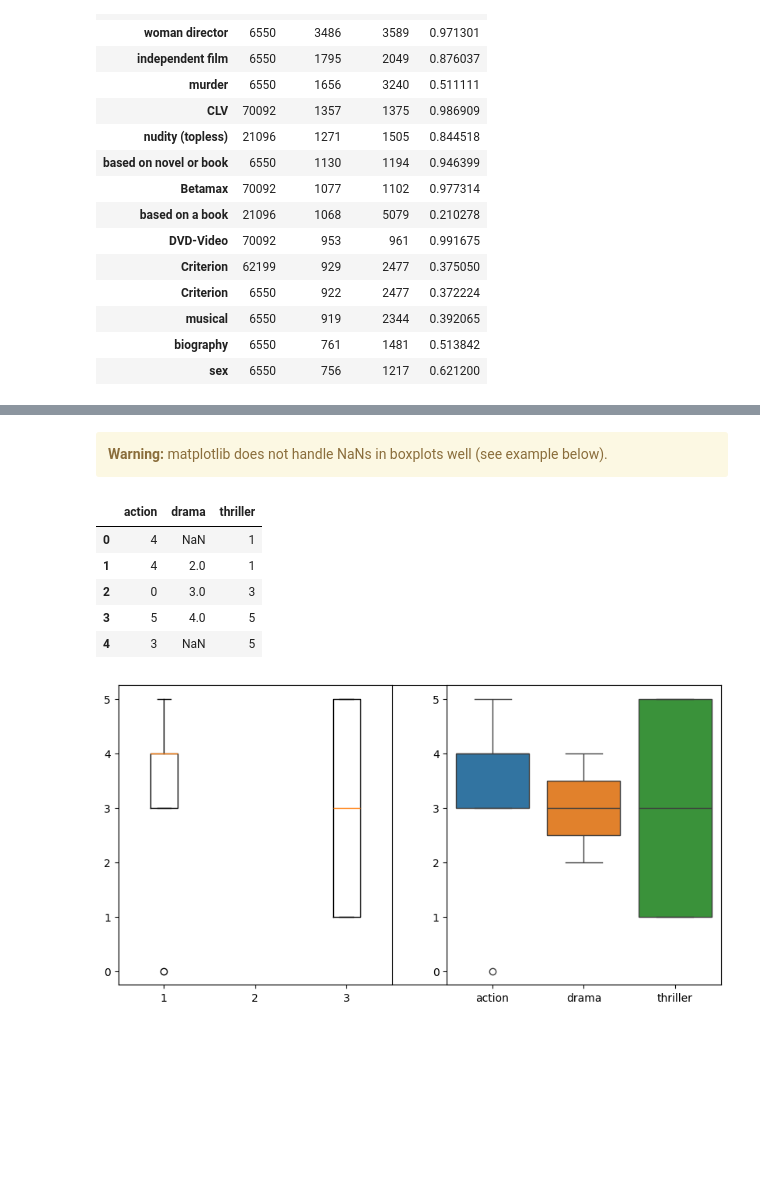
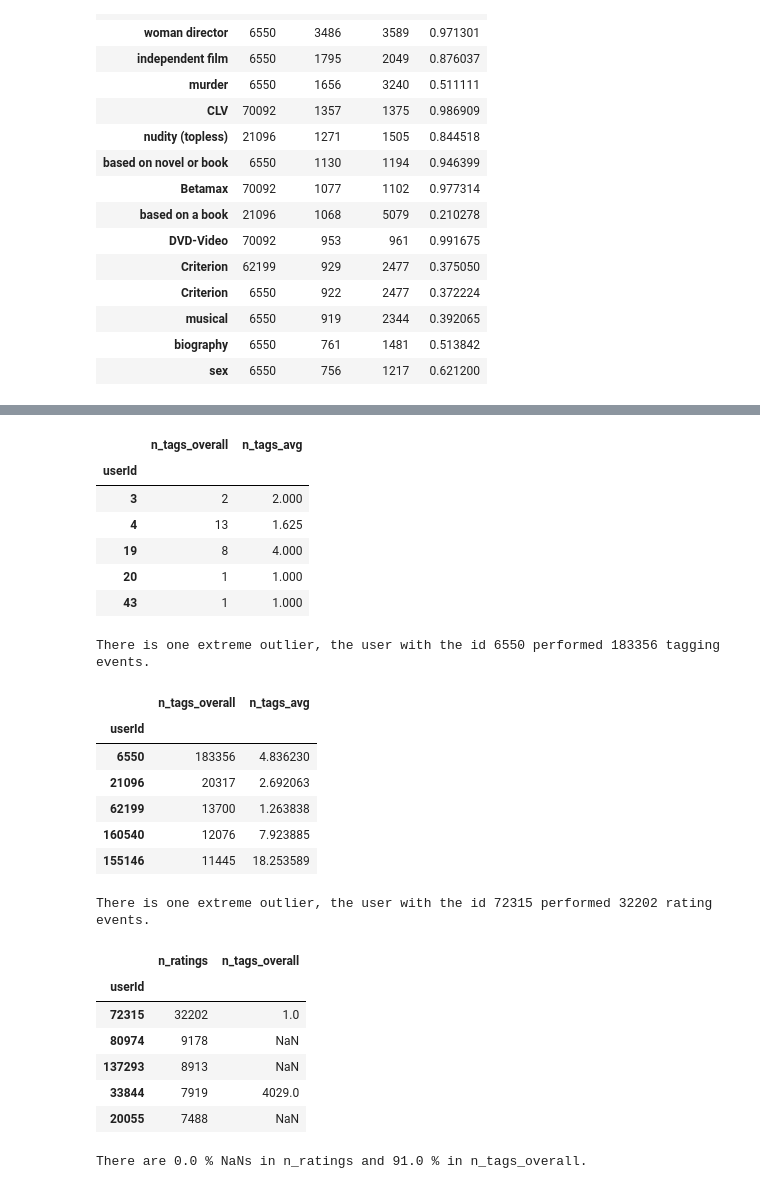
Before and after one commit to lebenaba/movie_recommendation, a Jupyter notebook: notebooks/plots_users_tags.ipynb, the cells around one changed output, grey strips where cells are left out. Saved outputs shown, nothing was run; the diff lists cells and outputs as text; code cells hidden in the pictures; blank space fills up the shorter version.

```diff
--- a/notebooks/plots_users_tags.ipynb
+++ b/notebooks/plots_users_tags.ipynb
@@ -516,20 +302,42 @@ plt.xticks(rotation=75);
-# %% [markdown]
-<div class="alert alert-block alert-warning"><b>Warning:</b> matplotlib does not handle NaNs in boxplots well (see example below).</div>
-# %%
-df = pd.DataFrame({'action': [4,4,0,5,3], 'drama':[np.nan,2,3,4,np.nan],'thriller':[1,1,3,5,5]})
-display(df)
-fig, ax = plt.subplots(figsize=(10, 5))
-ax.xaxis.set_visible(False)
-ax.yaxis.set_visible(False)
-plt.subplot(121)
-plt.boxplot(df)
-plt.subplot(122)
-sns.boxplot(df);
-# %% [output]
-|  | action | drama | thriller |
-| 0 | 4 | NaN | 1 |
-| 1 | 4 | 2.0 | 1 |
-| 2 | 0 | 3.0 | 3 |
-| 3 | 5 | 4.0 | 5 |
-| 4 | 3 | NaN | 5 |
-[figure, removed]
+# %%
+user_tags_overall = user_tags_per_movie.groupby('userId').sum().rename(columns={'n_tags':'n_tags_overall'})
+user_tags_average = user_tags_per_movie.groupby(['userId']).mean().rename(columns={'n_tags':'n_tags_avg'})
+user_tags_plt = user_tags_overall.merge(right=user_tags_average, on='userId', how='outer')
+user_tags_plt.head()
+# %% [output]
+|  | n_tags_overall | n_tags_avg |
+| userId |  |  |
+| 3 | 2 | 2.000 |
+| 4 | 13 | 1.625 |
+| 19 | 8 | 4.000 |
+| 20 | 1 | 1.000 |
+| 43 | 1 | 1.000 |
+# %%
+print('There is one extreme outlier, the user with the id 6550 performed %i tagging events.' % df_tags[df_tags.userId == 6550].count().iloc[0])
+user_tags_plt.sort_values('n_tags_overall', ascending=False).head()
+# %% [output]
+There is one extreme outlier, the user with the id 6550 performed 183356 tagging events.
+|  | n_tags_overall | n_tags_avg |
+| userId |  |  |
+| 6550 | 183356 | 4.836230 |
+| 21096 | 20317 | 2.692063 |
+| 62199 | 13700 | 1.263838 |
+| 160540 | 12076 | 7.923885 |
+| 155146 | 11445 | 18.253589 |
+# %%
+user_ratings_tags = df_ratings.drop(['rating','timestamp'], axis=1).groupby('userId').count().rename(columns={'movieId':'n_ratings'})
+print('There is one extreme outlier, the user with the id 72315 performed 32202 rating events.')
+user_ratings_tags = user_ratings_tags.merge(right=user_tags_overall, on='userId', how='outer')
+display(user_ratings_tags.sort_values('n_ratings', ascending=False).head())
+print('There are %0.1f %% NaNs in n_ratings and %0.1f %% in n_tags_overall.' % (100*user_ratings_tags.n_ratings.isna().sum()/len(user_ratings_tags),
+                                                                                100*user_ratings_tags.n_tags_overall.isna().sum()/len(user_ratings_tags)))
+# %% [output]
+There is one extreme outlier, the user with the id 72315 performed 32202 rating events.
+|  | n_ratings | n_tags_overall |
+| userId |  |  |
+| 72315 | 32202 | 1.0 |
+| 80974 | 9178 | NaN |
+| 137293 | 8913 | NaN |
+| 33844 | 7919 | 4029.0 |
+| 20055 | 7488 | NaN |
+There are 0.0 % NaNs in n_ratings and 91.0 % in n_tags_overall.
```
Also changed, not shown: parts of 26 cells of this notebook, 1 other file.
